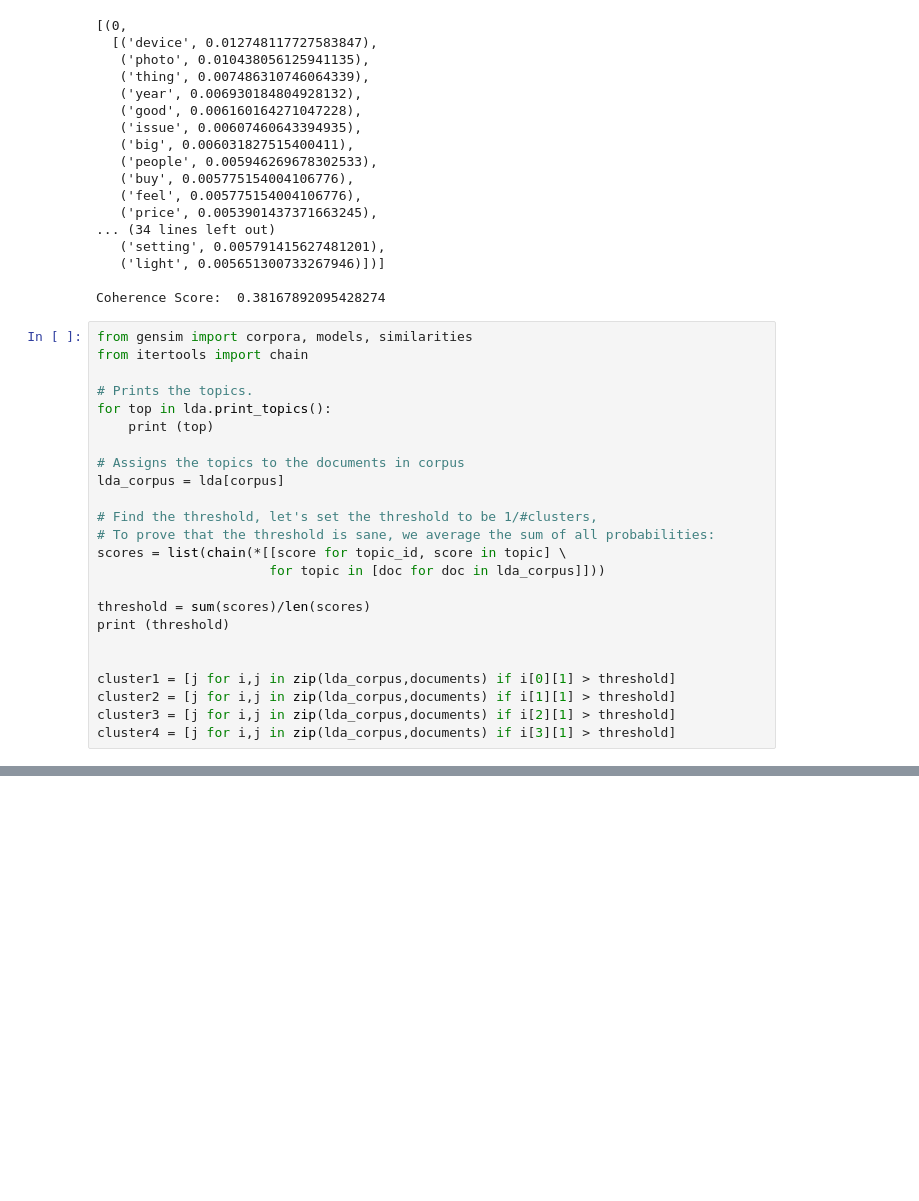
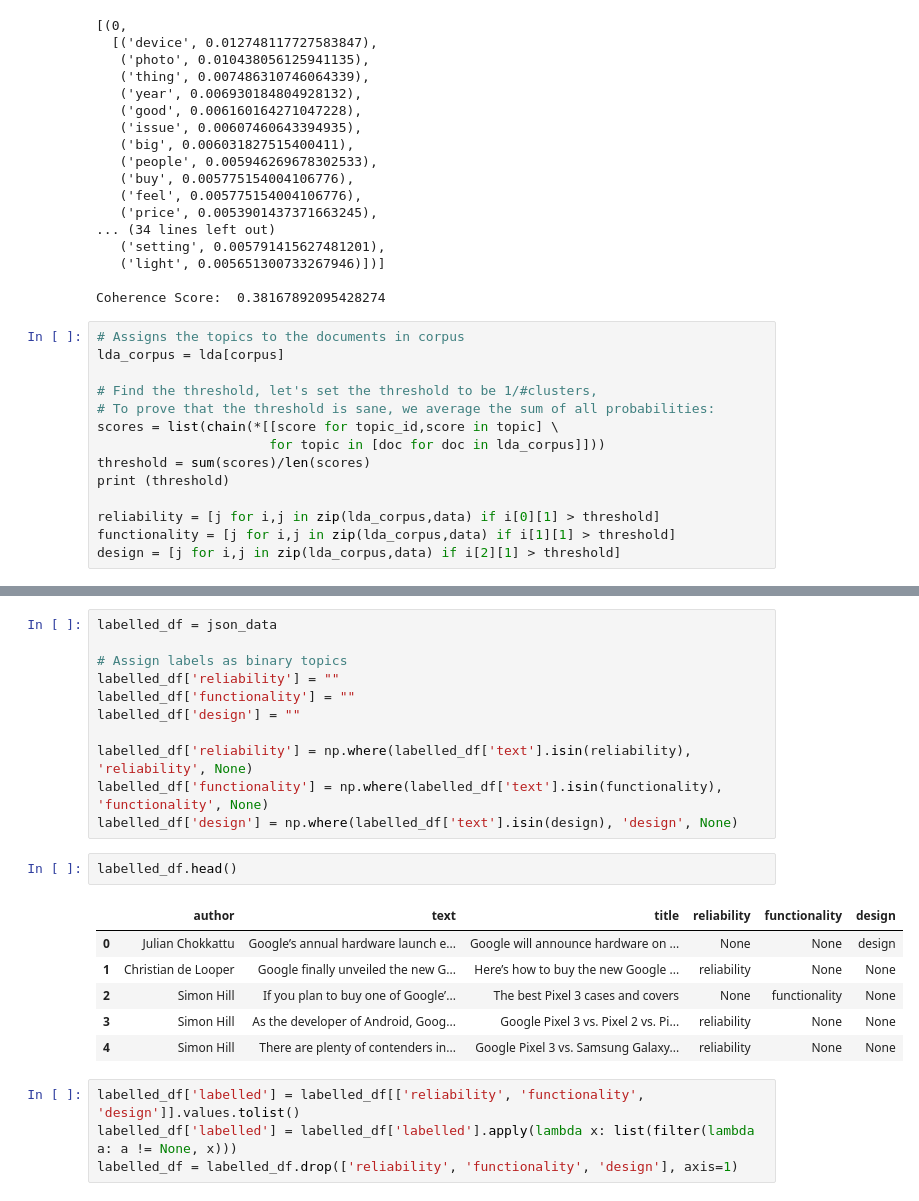
Before and after one commit to ayan1995/Thinkful, a Jupyter notebook: Bootcamp/Final Capstone Opinion Mining/opinion_mining/Notebook/Topic Modelling Working Set/Topic Modeling.ipynb, the cells around one changed output, grey strips where cells are left out. Saved outputs shown, nothing was run; the diff lists cells and outputs as text; blank space fills up the shorter version.

```diff
--- a/Bootcamp/Final Capstone Opinion Mining/opinion_mining/Notebook/Topic Modelling Working Set/Topic Modeling.ipynb
+++ b/Bootcamp/Final Capstone Opinion Mining/opinion_mining/Notebook/Topic Modelling Working Set/Topic Modeling.ipynb
@@ -412,27 +417,17 @@ print('\nCoherence Score: ', coherence_ldamallet)
 
 Coherence Score:  0.38167892095428274
 # %%
-from gensim import corpora, models, similarities
-from itertools import chain
-
-# Prints the topics.
-for top in lda.print_topics():
-    print (top)
-
 # Assigns the topics to the documents in corpus
 lda_corpus = lda[corpus]
 
 # Find the threshold, let's set the threshold to be 1/#clusters,
 # To prove that the threshold is sane, we average the sum of all probabilities:
-scores = list(chain(*[[score for topic_id, score in topic] \
+scores = list(chain(*[[score for topic_id,score in topic] \
                       for topic in [doc for doc in lda_corpus]]))
-
 threshold = sum(scores)/len(scores)
 print (threshold)
 
-
-cluster1 = [j for i,j in zip(lda_corpus,documents) if i[0][1] > threshold]
-cluster2 = [j for i,j in zip(lda_corpus,documents) if i[1][1] > threshold]
-cluster3 = [j for i,j in zip(lda_corpus,documents) if i[2][1] > threshold]
-cluster4 = [j for i,j in zip(lda_corpus,documents) if i[3][1] > threshold]
+reliability = [j for i,j in zip(lda_corpus,data) if i[0][1] > threshold]
+functionality = [j for i,j in zip(lda_corpus,data) if i[1][1] > threshold]
+design = [j for i,j in zip(lda_corpus,data) if i[2][1] > threshold]
 # %% [output]
@@ -459,0 +449,24 @@ print([i for i in lda_corpus])
+# %%
+labelled_df = json_data
+
+# Assign labels as binary topics
+labelled_df['reliability'] = ""
+labelled_df['functionality'] = ""
+labelled_df['design'] = ""
+
+labelled_df['reliability'] = np.where(labelled_df['text'].isin(reliability), 'reliability', None)
+labelled_df['functionality'] = np.where(labelled_df['text'].isin(functionality), 'functionality', None)
+labelled_df['design'] = np.where(labelled_df['text'].isin(design), 'design', None)
+# %%
+labelled_df.head()
+# %% [output]
+|  | author | text | title | reliability | functionality | design |
+| 0 | Julian Chokkattu | Google’s annual hardware launch e... | Google will announce hardware on ... | None | None | design |
+| 1 | Christian de Looper | Google finally unveiled the new G... | Here’s how to buy the new Google ... | reliability | None | None |
+| 2 | Simon Hill | If you plan to buy one of Google’... | The best Pixel 3 cases and covers | None | functionality | None |
+| 3 | Simon Hill | As the developer of Android, Goog... | Google Pixel 3 vs. Pixel 2 vs. Pi... | reliability | None | None |
+| 4 | Simon Hill | There are plenty of contenders in... | Google Pixel 3 vs. Samsung Galaxy... | reliability | None | None |
+# %%
+labelled_df['labelled'] = labelled_df[['reliability', 'functionality', 'design']].values.tolist()
+labelled_df['labelled'] = labelled_df['labelled'].apply(lambda x: list(filter(lambda a: a != None, x)))
+labelled_df = labelled_df.drop(['reliability', 'functionality', 'design'], axis=1)
```
Also changed, not shown: parts of 20 cells of this notebook, 9 other files.
